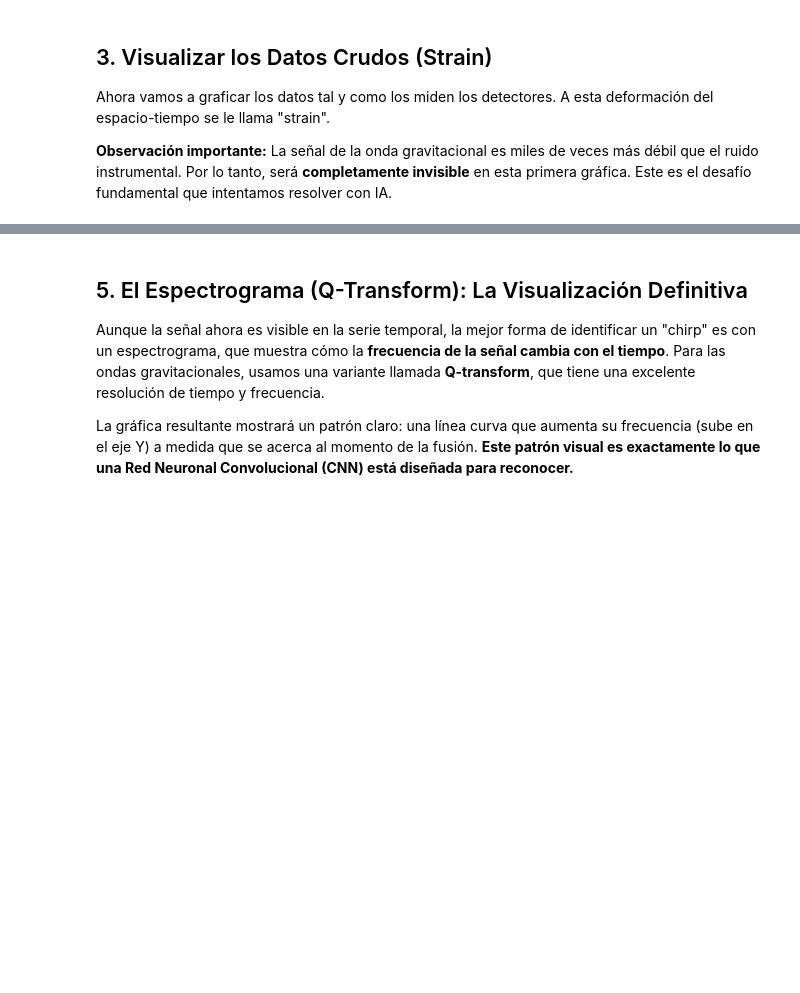
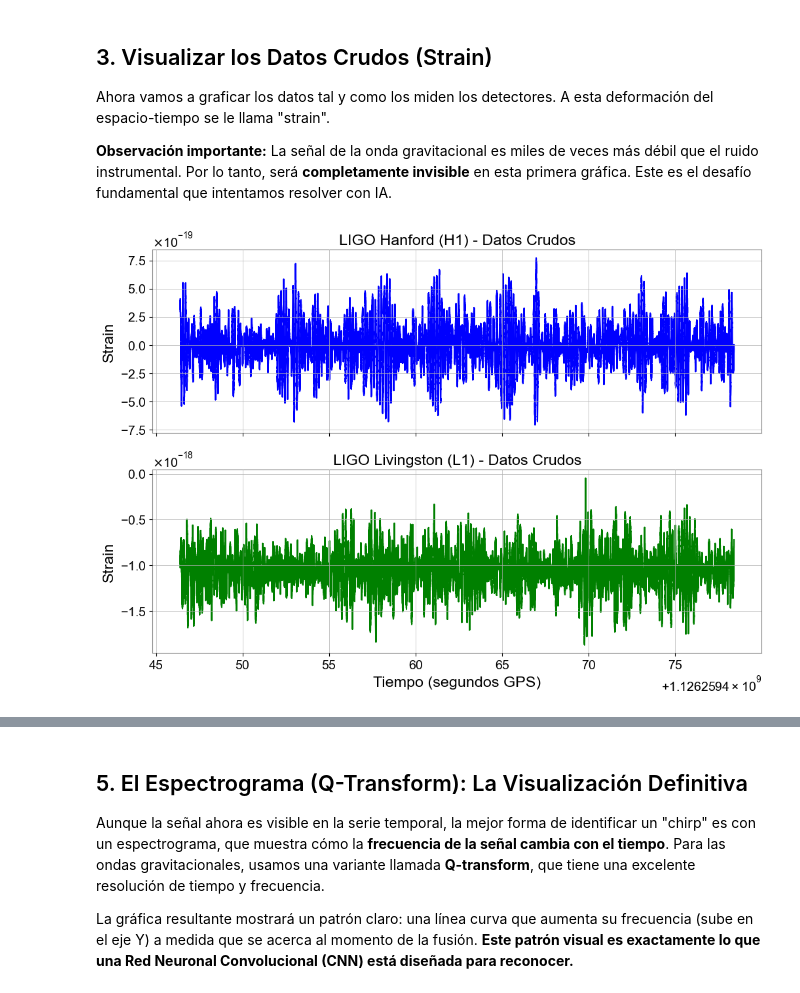
Before and after one commit to Javitax47/TFG_GravitationalWaves_AI, a Jupyter notebook: notebooks/01_Data_Exploration.ipynb, the cells around one changed output, grey strips where cells are left out. Saved outputs shown, nothing was run; the diff lists cells and outputs as text; code cells hidden in the pictures; blank space fills up the shorter version.

`````diff
--- a/notebooks/01_Data_Exploration.ipynb
+++ b/notebooks/01_Data_Exploration.ipynb
@@ -47,24 +65,15 @@ Ahora vamos a graficar los datos tal y como los miden los detectores. A esta def
 # %%
 fig, (ax1, ax2) = plt.subplots(2, 1, figsize=(12, 8), sharex=True)
 
 ax1.plot(h1_data.times, h1_data.value, color='blue')
 ax1.set_title("LIGO Hanford (H1) - Datos Crudos")
 ax1.set_ylabel("Strain")
 
 ax2.plot(l1_data.times, l1_data.value, color='green')
 ax2.set_title("LIGO Livingston (L1) - Datos Crudos")
 ax2.set_ylabel("Strain")
 ax2.set_xlabel("Tiempo (segundos GPS)")
 
-plt.show()```
-
-**(Celda 7: Markdown)**
-````markdown
-## 4. Procesamiento de la Señal para Revelar el "Chirp"
-
-Para poder ver la señal, necesitamos limpiar el ruido. Realizaremos dos pasos clave:
-
-1.  **Filtrado de Banda (Band-pass):** Eliminamos las frecuencias muy bajas (ruido sísmico) y muy altas (ruido instrumental) donde no esperamos encontrar la señal. La fusión de agujeros negros como GW150914 emite en un rango aproximado de 30 Hz a 350 Hz.
-2.  **Blanqueamiento (Whitening):** Esta técnica aplana el espectro de ruido, de modo que el ruido tenga una potencia similar en todas las frecuencias. Esto hace que la señal, que está concentrada en una banda específica, resalte visualmente.
-
-Aplicaremos estos pasos y volveremos a graficar los datos.
+plt.show()
+# %% [output]
+[figure, added]
`````
Also changed, not shown: parts of 5 cells of this notebook, 1 other file.
